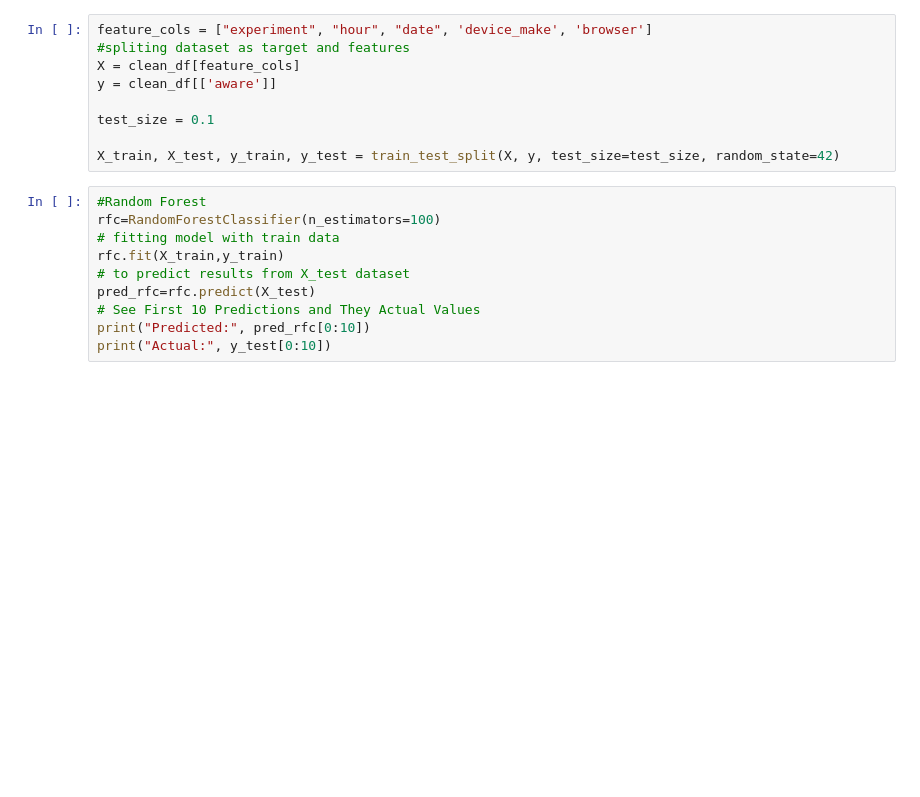
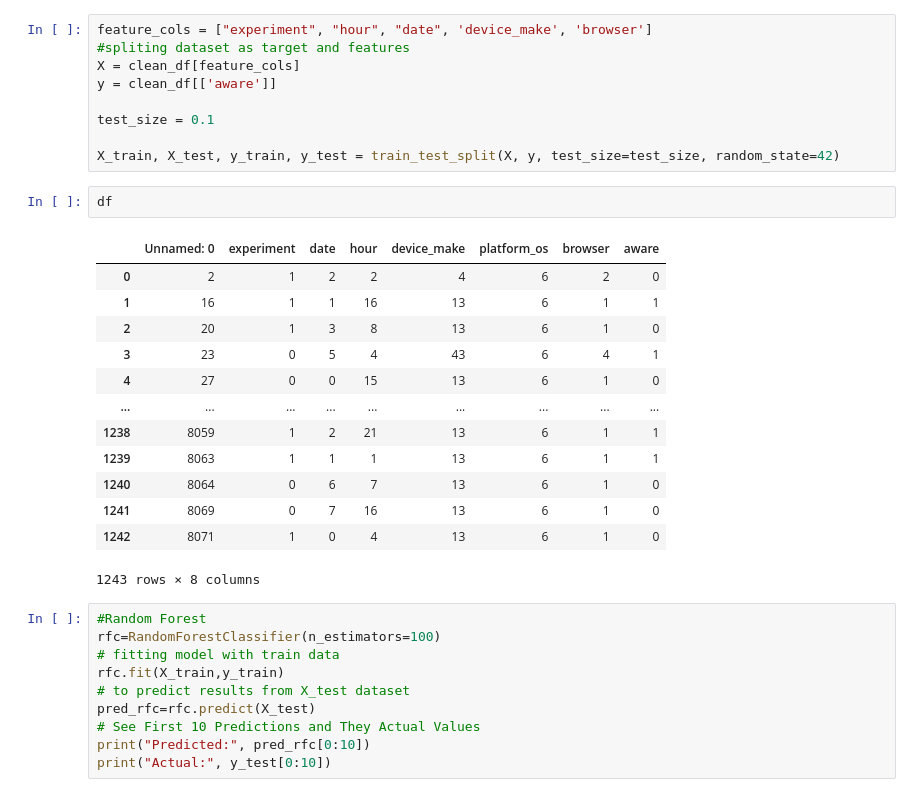
Before and after one commit to 10X-groups/AB-testing, a Jupyter notebook: notebooks/Abtest-mlops.ipynb, the cells around one changed output. Saved outputs shown, nothing was run; the diff lists cells and outputs as text; blank space fills up the shorter version.

```diff
--- a/notebooks/Abtest-mlops.ipynb
+++ b/notebooks/Abtest-mlops.ipynb
@@ -166,6 +200,22 @@ y = clean_df[['aware']]
 test_size = 0.1
 
 X_train, X_test, y_train, y_test = train_test_split(X, y, test_size=test_size, random_state=42)
+# %%
+df
+# %% [output]
+|  | Unnamed: 0 | experiment | date | hour | device_make | platform_os | browser | aware |
+| 0 | 2 | 1 | 2 | 2 | 4 | 6 | 2 | 0 |
+| 1 | 16 | 1 | 1 | 16 | 13 | 6 | 1 | 1 |
+| 2 | 20 | 1 | 3 | 8 | 13 | 6 | 1 | 0 |
+| 3 | 23 | 0 | 5 | 4 | 43 | 6 | 4 | 1 |
+| 4 | 27 | 0 | 0 | 15 | 13 | 6 | 1 | 0 |
+| ... | ... | ... | ... | ... | ... | ... | ... | ... |
+| 1238 | 8059 | 1 | 2 | 21 | 13 | 6 | 1 | 1 |
+| 1239 | 8063 | 1 | 1 | 1 | 13 | 6 | 1 | 1 |
+| 1240 | 8064 | 0 | 6 | 7 | 13 | 6 | 1 | 0 |
+| 1241 | 8069 | 0 | 7 | 16 | 13 | 6 | 1 | 0 |
+| 1242 | 8071 | 1 | 0 | 4 | 13 | 6 | 1 | 0 |
+1243 rows × 8 columns
 # %%
 #Random Forest
 rfc=RandomForestClassifier(n_estimators=100)
```
Also changed, not shown: parts of 8 cells of this notebook.
